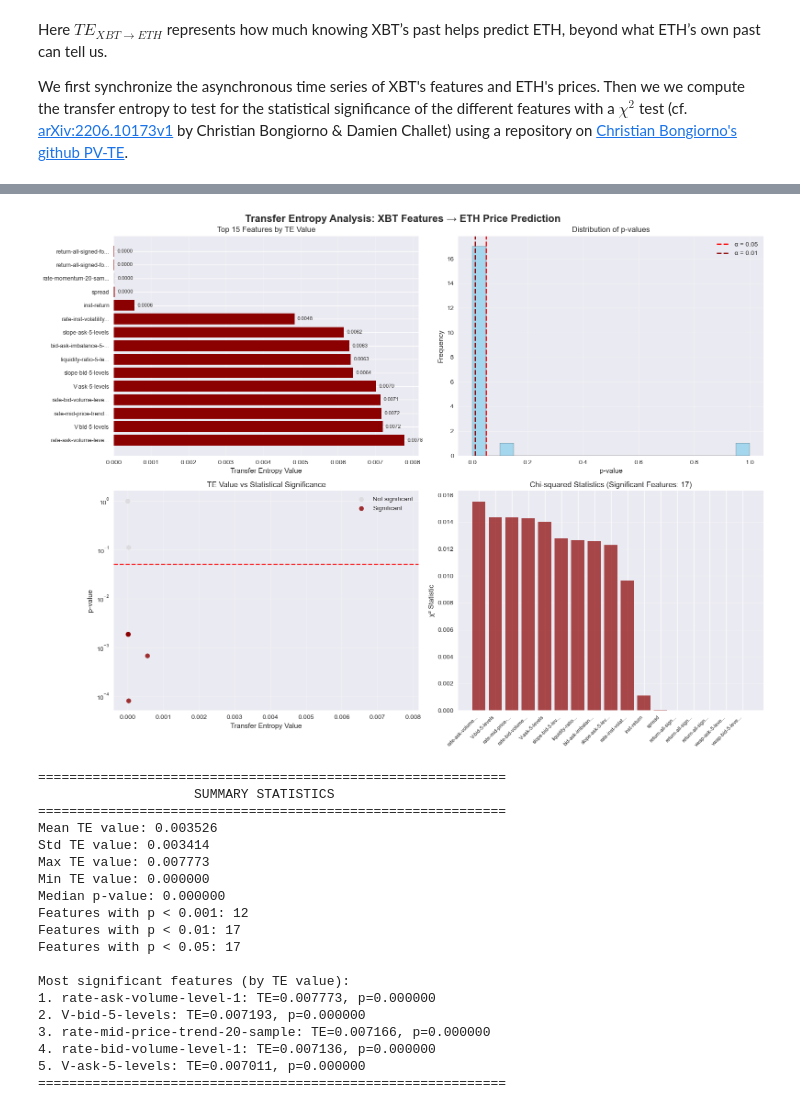
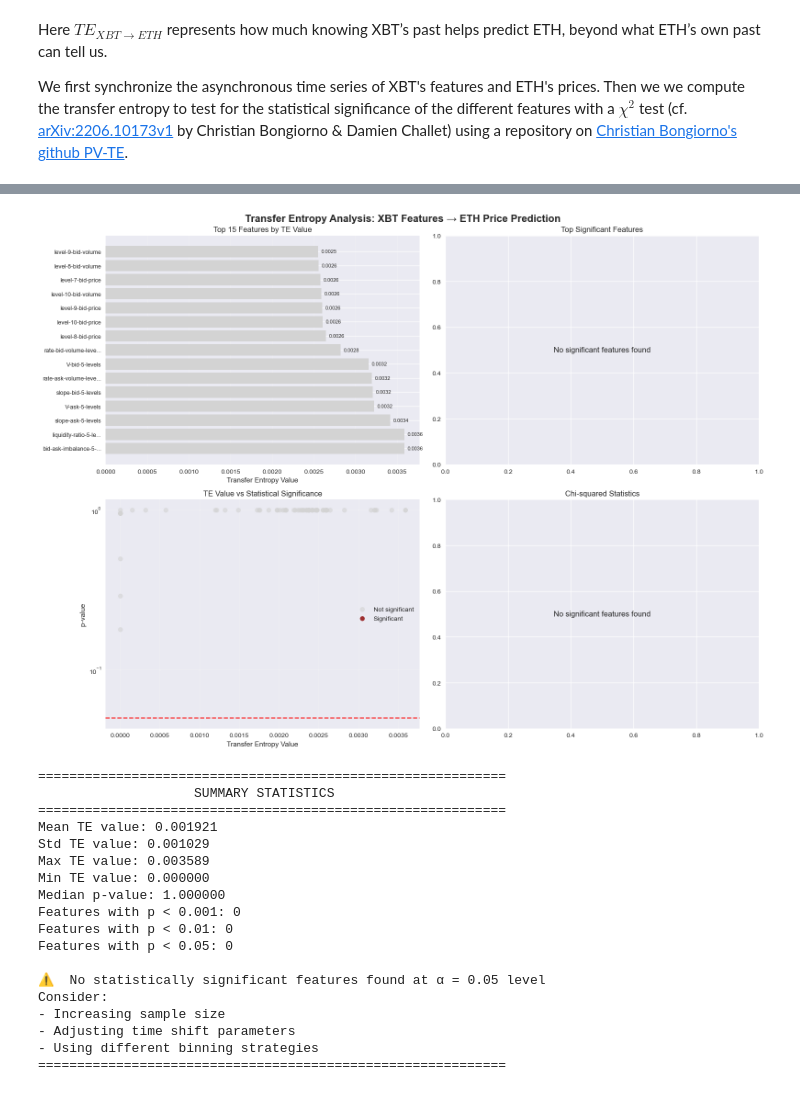
Before and after one commit to solalbaudoincs/ifcob, a Jupyter notebook: feature_extraction/TE_significance.ipynb, the cells around one changed output, grey strips where cells are left out. Drawn from its saved outputs; the diff is of its cells as text; code cells hidden in the pictures.

```diff
--- a/feature_extraction/TE_significance.ipynb
+++ b/feature_extraction/TE_significance.ipynb
@@ -33,7 +33,6 @@ features = pd.read_parquet("../data/features/DATA_0/XBT_EUR.parquet")
 features.index = pd.to_datetime(features.index, unit='ms', utc=True)
 eth = pd.read_parquet("../data/features/DATA_0/ETH_EUR.parquet")
 eth.index = pd.to_datetime(eth.index, unit='ms', utc=True)
-eth = eth[["inst-return"]]
 # %%
 def backward_matching(A: pd.DataFrame, B: pd.DataFrame, timeshift=pd.Timedelta('0s')) -> Tuple[pd.DataFrame, pd.DataFrame]:
     """
@@ -279,16 +296,25 @@ for i, (bar, val) in enumerate(zip(bars, top_features['TE_value'])):
     ax1.text(val + max(top_features['TE_value']) * 0.01, i, f'{val:.4f}',
              va='center', fontsize=8)
 
-# 2. P-value distribution with significance threshold
+# 2. Bar plot of top significant features only
 ax2 = axes[0, 1]
-ax2.hist(formatted_results['p_value'], bins=20, alpha=0.7, color='skyblue', edgecolor='black')
-ax2.axvline(x=0.05, color='red', linestyle='--', linewidth=2, label='α = 0.05')
-ax2.axvline(x=0.01, color='darkred', linestyle='--', linewidth=2, label='α = 0.01')
-ax2.set_xlabel('p-value')
-ax2.set_ylabel('Frequency')
-ax2.set_title('Distribution of p-values')
-ax2.legend()
-ax2.grid(alpha=0.3)
+significant_features = formatted_results[formatted_results['significant']].head(15)
+if len(significant_features) > 0:
+    bars2 = ax2.barh(range(len(significant_features)), significant_features['TE_value'], color='darkred', alpha=0.8)
+    ax2.set_yticks(range(len(significant_features)))
+    ax2.set_yticklabels([name[:20] + '...' if len(name) > 20 else name for name in significant_features.index], fontsize=9)
+    ax2.set_xlabel('Transfer Entropy Value')
+    ax2.set_title(f'Top {len(significant_features)} Significant Features by TE Value')
+    ax2.grid(axis='x', alpha=0.3)
+
+    # Add value labels on bars
+    for i, (bar, val) in enumerate(zip(bars2, significant_features['TE_value'])):
+        ax2.text(val + max(significant_features['TE_value']) * 0.01, i, f'{val:.4f}',
+                 va='center', fontsize=8)
+else:
+    ax2.text(0.5, 0.5, 'No significant features found',
+             ha='center', va='center', transform=ax2.transAxes, fontsize=12)
+    ax2.set_title('Top Significant Features')
 
 # 3. Scatter plot: TE vs p-value
 ax3 = axes[1, 0]
@@ -328,50 +354,49 @@ else:
 plt.tight_layout()
 plt.show()
 
 # Summary statistics
 print("\n" + "="*60)
 print(" " * 20 + "SUMMARY STATISTICS")
 print("="*60)
 print(f"Mean TE value: {formatted_results['TE_value'].mean():.6f}")
 print(f"Std TE value: {formatted_results['TE_value'].std():.6f}")
 print(f"Max TE value: {formatted_results['TE_value'].max():.6f}")
 print(f"Min TE value: {formatted_results['TE_value'].min():.6f}")
 print(f"Median p-value: {formatted_results['p_value'].median():.6f}")
 print(f"Features with p < 0.001: {(formatted_results['p_value'] < 0.001).sum()}")
 print(f"Features with p < 0.01: {(formatted_results['p_value'] < 0.01).sum()}")
 print(f"Features with p < 0.05: {(formatted_results['p_value'] < 0.05).sum()}")
 
 if formatted_results['significant'].any():
     print("\nMost significant features (by TE value):")
     sig_sorted = formatted_results[formatted_results['significant']].sort_values('TE_value', ascending=False)
     for i, (idx, row) in enumerate(sig_sorted.head(5).iterrows()):
         print(f"{i+1}. {idx}: TE={row['TE_value']:.6f}, p={row['p_value']:.6f}")
 else:
     print("\n⚠️  No statistically significant features found at α = 0.05 level")
     print("Consider:")
     print("- Increasing sample size")
     print("- Adjusting time shift parameters")
     print("- Using different binning strategies")
 
 print("="*60)
 # %% [output]
-[figure, old version]
+[figure, new version]
 ============================================================
                     SUMMARY STATISTICS
 ============================================================
-Mean TE value: 0.003526
-Std TE value: 0.003414
-Max TE value: 0.007773
+Mean TE value: 0.001921
+Std TE value: 0.001029
+Max TE value: 0.003589
 Min TE value: 0.000000
-Median p-value: 0.000000
-Features with p < 0.001: 12
-Features with p < 0.01: 17
-Features with p < 0.05: 17
+Median p-value: 1.000000
+Features with p < 0.001: 0
+Features with p < 0.01: 0
+Features with p < 0.05: 0
 
-Most significant features (by TE value):
-1. rate-ask-volume-level-1: TE=0.007773, p=0.000000
-2. V-bid-5-levels: TE=0.007193, p=0.000000
-3. rate-mid-price-trend-20-sample: TE=0.007166, p=0.000000
-4. rate-bid-volume-level-1: TE=0.007136, p=0.000000
-5. V-ask-5-levels: TE=0.007011, p=0.000000
+⚠️  No statistically significant features found at α = 0.05 level
+Consider:
+- Increasing sample size
+- Adjusting time shift parameters
+- Using different binning strategies
 ============================================================
```
Also changed, not shown: parts of 3 cells of this notebook.
